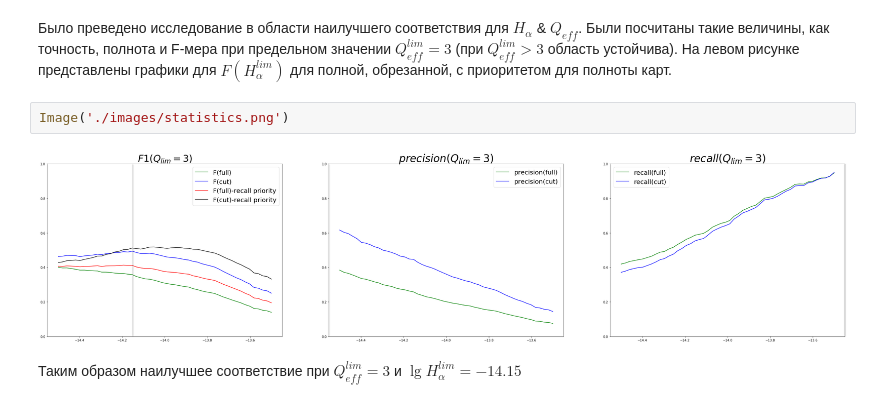
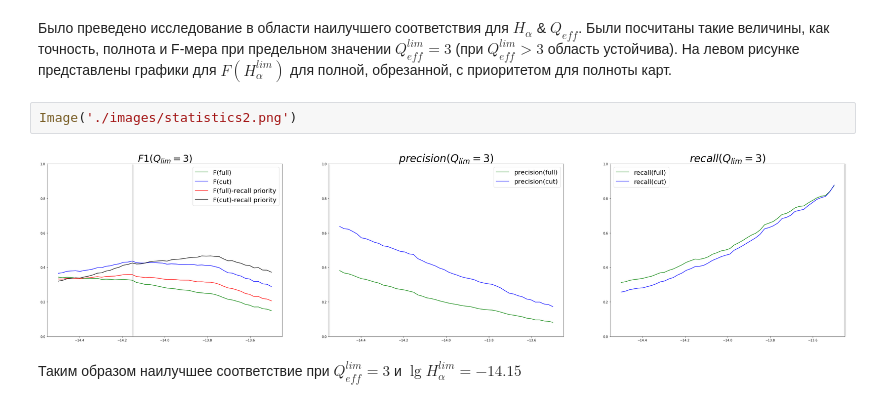
Before and after one commit to ValerieKostiuk/Course-work, a Jupyter notebook: NGC3627/Results.ipynb, the cells around one changed output. Cells and saved outputs as stored; diff of their text form.

```diff
--- a/NGC3627/Results.ipynb
+++ b/NGC3627/Results.ipynb
@@ -20,8 +20,8 @@ Image('./images/Toomre.png')
 # %% [markdown]
 Было преведено исследование в области наилучшего соответствия для $H_{\alpha}$ & $Q_{eff}$. Были посчитаны такие величины, как точность, полнота и F-мера при предельном значении $Q_{eff}^{lim}=3$ (при $Q_{eff}^{lim}>3$ область устойчива). На левом рисунке представлены графики для $F(H_{\alpha}^{lim})$ для полной, обрезанной, с приоритетом для полноты карт.
 # %%
-Image('./images/statistics.png')
+Image('./images/statistics2.png')
 # %% [output]
-[figure, old version]
+[figure, new version]
 # %% [markdown]
 Таким образом наилучшее соответствие при $Q_{eff}^{lim}=3$ и $\lg{H_{\alpha}^{lim}} = - 14.15 $
```
Also changed, not shown: parts of 5 cells of this notebook, 2 other files.
